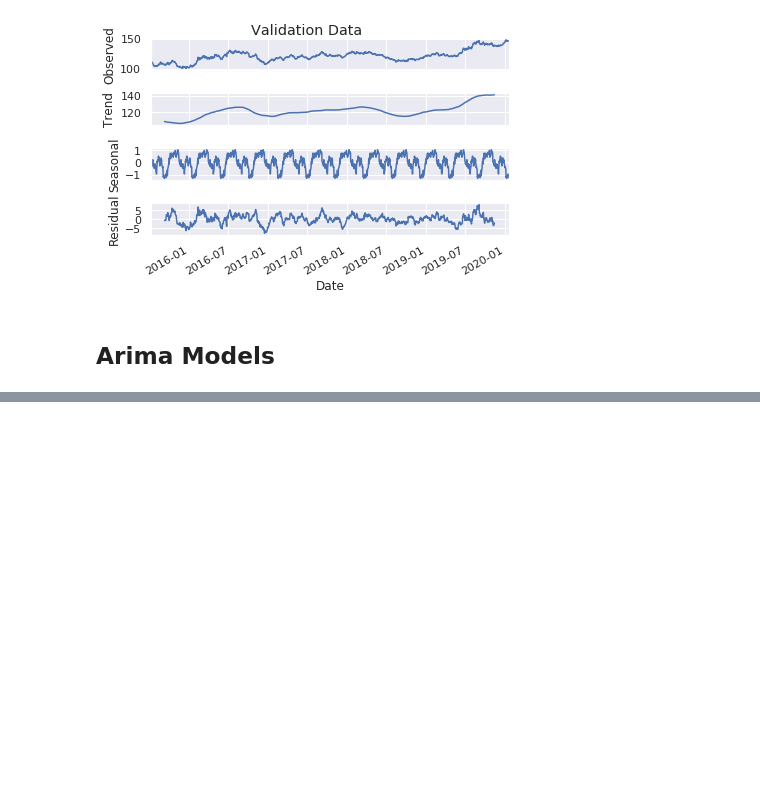
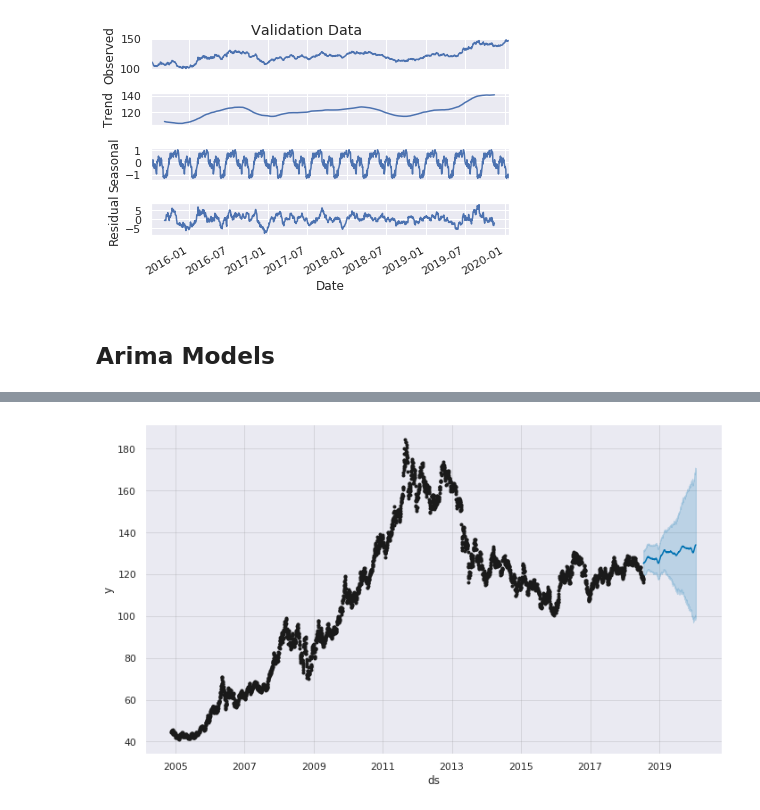
Before and after one commit to maxmatical/gld_forecasting, a Jupyter notebook: GLD_Forecasting_TS_Forecasting.ipynb, the cells around one changed output, grey strips where cells are left out. Drawn from its saved outputs; the diff is of its cells as text; code cells hidden in the pictures; blank space fills up the shorter version.

```diff
--- a/GLD_Forecasting_TS_Forecasting.ipynb
+++ b/GLD_Forecasting_TS_Forecasting.ipynb
@@ -232,0 +238,11 @@ pd.concat([val_ts,forecast],axis=1).plot()
+# %%
+val = 0.1
+val_starting_pt = int(len(df)*val)
+slice_point = int(len(df) - val_starting_pt)
+
+
+train_df = df[:slice_point]
+val_df = df[slice_point:]
+# %%
+m = Prophet()
+m.fit(train_df)
@@ -232,0 +252,3 @@ pd.concat([val_ts,forecast],axis=1).plot()
+# %%
+future = val_df[['ds']]
+future
@@ -232,0 +269,3 @@ pd.concat([val_ts,forecast],axis=1).plot()
+# %%
+forecast = m.predict(future)
+forecast[['ds', 'yhat', 'yhat_lower', 'yhat_upper']].tail()
@@ -232,0 +279,4 @@ pd.concat([val_ts,forecast],axis=1).plot()
+# %%
+fig1 = m.plot(forecast)
+# %% [output]
+[figure, added]
```
Also changed, not shown: parts of 25 cells of this notebook.
